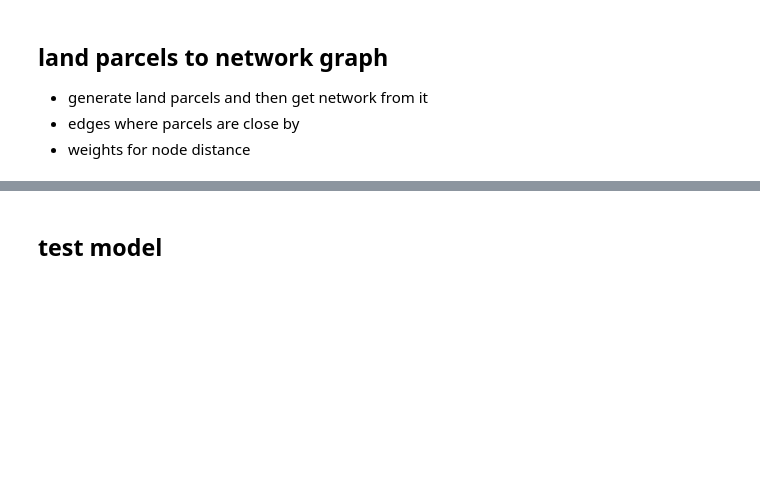
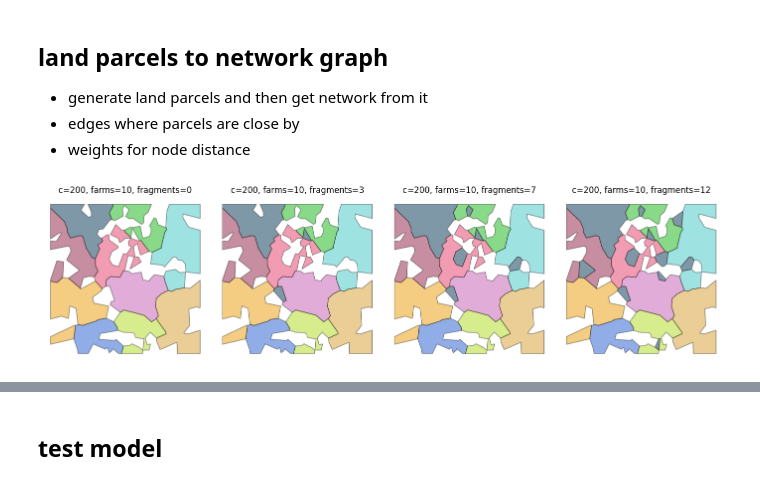
Before and after one commit to dmnfarrell/btbabm, a Jupyter notebook: notebooks/abm_simulation.ipynb, the cells around one changed output, grey strips where cells are left out. Saved outputs shown, nothing was run; the diff lists cells and outputs as text; code cells hidden in the pictures; blank space fills up the shorter version.

```diff
--- a/notebooks/abm_simulation.ipynb
+++ b/notebooks/abm_simulation.ipynb
@@ -47,3 +47,23 @@ utils.plot_grid(model,ax=ax,colorby='loc_type')
 - generate land parcels and then get network from it
 - edges where parcels are close by
 - weights for node distance
+# %%
+reload(utils)
+from shapely.geometry import Point,MultiPoint,MultiPolygon,Polygon
+fig,ax=plt.subplots(1,4,figsize=(14,5))
+axs=ax.flat
+i=0
+c=200
+f=10
+#for c in np.arange(40,320,80):
+#for e in [0,0.2,0.6,0.8]:
+for frags in [0,3,7,12]:
+    #f=int(c/8)
+    farms = utils.generate_land_parcels(c,f,empty=0.3,seed=48,fragments=frags)
+    farms.plot(color=farms.color,ec='.1',alpha=0.5,ax=axs[i])#,legend=True)  #cmap='Paired'
+    axs[i].set_title('c=%s, farms=%s, fragments=%s' %(c,f,frags))
+    axs[i].axis('off')
+    i+=1
+plt.tight_layout()
+# %% [output]
+[figure, added]
```
Also changed, not shown: parts of 17 cells of this notebook, 4 other files.
